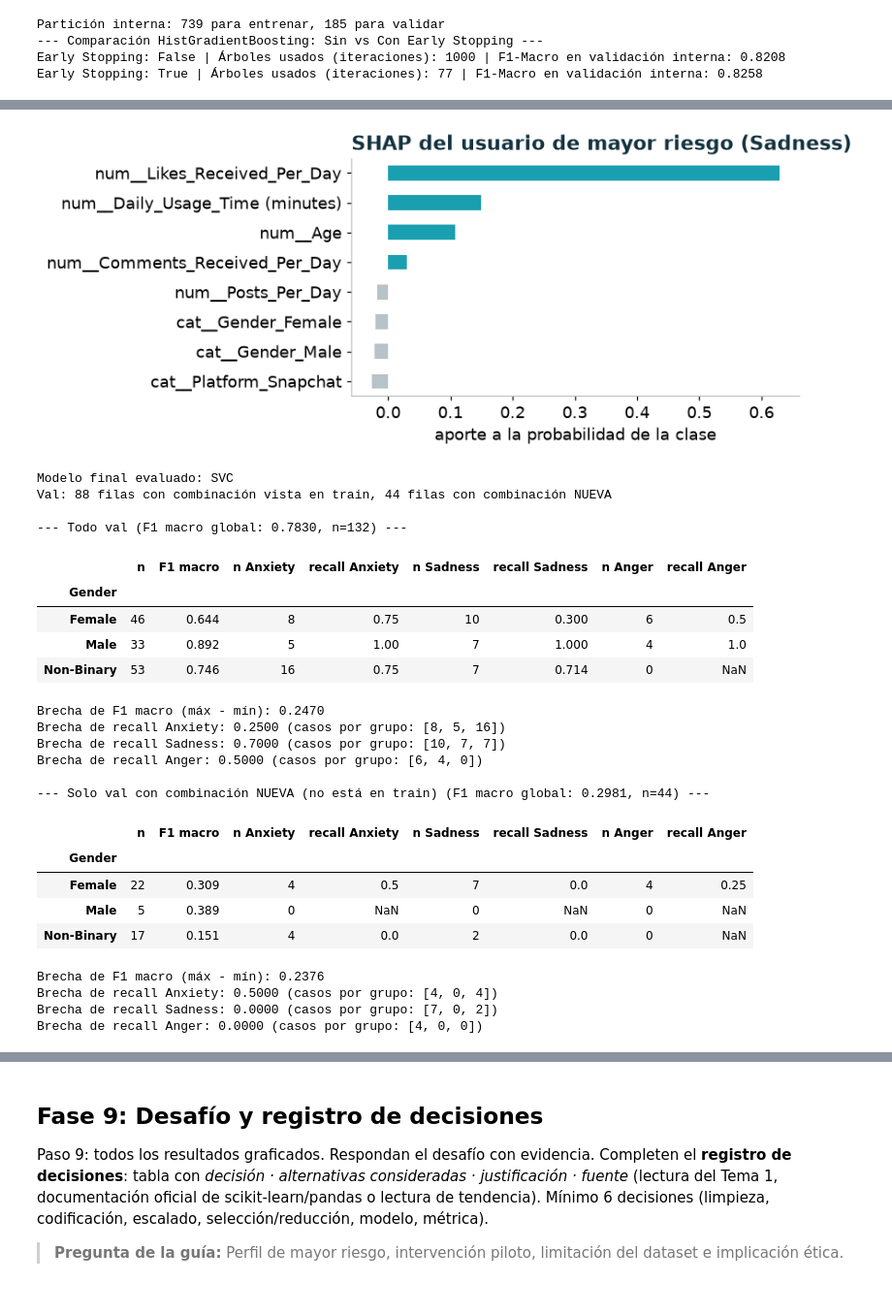
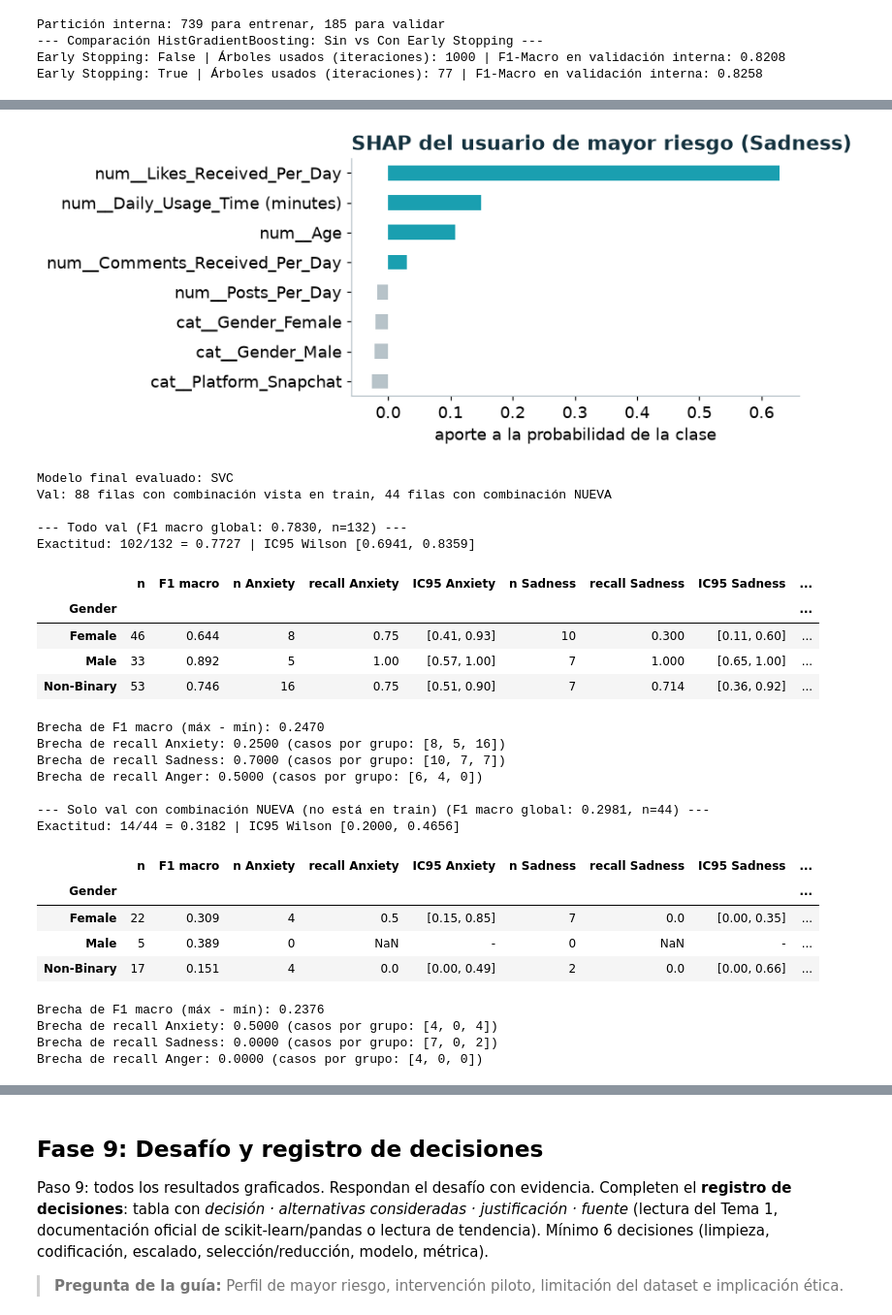
Before and after one commit to christianeruiza1977/data_mining_c1, a Jupyter notebook: notebooks/Ejercicio_Practico_Semana1.ipynb, the cells around one changed output, grey strips where cells are left out. Shown at 97% size. Drawn from its saved outputs; the diff is of its cells as text; code cells hidden in the pictures.

```diff
--- a/notebooks/Ejercicio_Practico_Semana1.ipynb
+++ b/notebooks/Ejercicio_Practico_Semana1.ipynb
@@ -128,6 +128,16 @@ from IPython.display import display
 import matplotlib.pyplot as plt
 
 SEMILLA = 42
+
+# Intervalo de Wilson al 95 % para una proporción (aciertos / n). Se usa cuando n < 100 (fases 5, 7 y 8),
+# porque con pocas filas un porcentaje solo puede engañar. Ej.: wilson(3, 10) -> (0.108, 0.603)
+def wilson(aciertos, n, z=1.96):
+    if n == 0:
+        return (np.nan, np.nan)   # sin casos no hay intervalo
+    p = aciertos / n                                     # proporción observada
+    centro = (p + z**2 / (2 * n)) / (1 + z**2 / n)       # centro corregido de Wilson
+    margen = z * np.sqrt(p * (1 - p) / n + z**2 / (4 * n**2)) / (1 + z**2 / n)   # semiancho del intervalo
+    return (centro - margen, centro + margen)
 print('Python', sys.version.split()[0], '| numpy', np.__version__, '| pandas', pd.__version__, '| scikit-learn', sklearn.__version__)
 
 # 1. Descarga y carga de datos
@@ -1151,57 +1235,65 @@ def tabla_sesgo(mask, titulo):
             n_e = int((y_val_f4[m] == e).sum())
             fila[f'n {e}'] = n_e
             fila[f'recall {e}'] = recall_score(y_val_f4[m], pred_val[m], labels=[e], average='macro', zero_division=0) if n_e > 0 else np.nan
+            # R4: con menos de 100 casos el recall va con su intervalo de Wilson al 95 %
+            k_e = int(((y_val_f4[m] == e).to_numpy() & (pred_val[m] == e)).sum())
+            li, ls = wilson(k_e, n_e)
+            fila[f'IC95 {e}'] = f"[{li:.2f}, {ls:.2f}]" if n_e > 0 else '-'
         filas.append(fila)
     t = pd.DataFrame(filas).set_index('Gender')
     print(f"\n--- {titulo} (F1 macro global: {f1_score(y_val_f4[mask], pred_val[mask], average='macro'):.4f}, n={int(mask.sum())}) ---")
+    ac = int((pred_val[mask] == y_val_f4.to_numpy()[mask]).sum()); li, ls = wilson(ac, int(mask.sum()))
+    print(f"Exactitud: {ac}/{int(mask.sum())} = {ac / mask.sum():.4f} | IC95 Wilson [{li:.4f}, {ls:.4f}]")
     display(t.round(3))
     print(f"Brecha de F1 macro (máx - mín): {t['F1 macro'].max() - t['F1 macro'].min():.4f}")
     for e in NEGATIVAS_P:
         print(f"Brecha de recall {e}: {t[f'recall {e}'].max() - t[f'recall {e}'].min():.4f} (casos por grupo: {t[f'n {e}'].tolist()})")
 
 tabla_sesgo(np.ones(len(X_val_f4), dtype=bool), "Todo val")
 tabla_sesgo(~vistas, "Solo val con combinación NUEVA (no está en train)")
 # %% [output]
 Usuario de mayor riesgo en val (posición 2): predicción del árbol = Sadness con probabilidad 1.00
 Age                                 26.0
 Gender                        Non-Binary
 Platform                        Facebook
 Daily_Usage_Time (minutes)            45
 Posts_Per_Day                          1
 Likes_Received_Per_Day                 8
 Comments_Received_Per_Day              4
 Messages_Sent_Per_Day                 12
 
 Aporte SHAP a la clase Sadness (positivo empuja hacia Sadness); las 8 variables con mayor |aporte|:
 num__Likes_Received_Per_Day        0.628
 num__Daily_Usage_Time (minutes)    0.150
 num__Age                           0.108
 num__Comments_Received_Per_Day     0.030
 cat__Platform_Snapchat            -0.026
 cat__Gender_Male                  -0.022
 cat__Gender_Female                -0.020
 num__Posts_Per_Day                -0.017
 [figure]
 Modelo final evaluado: SVC
 Val: 88 filas con combinación vista en train, 44 filas con combinación NUEVA
 
 --- Todo val (F1 macro global: 0.7830, n=132) ---
+Exactitud: 102/132 = 0.7727 | IC95 Wilson [0.6941, 0.8359]
-|  | n | F1 macro | n Anxiety | recall Anxiety | n Sadness | recall Sadness | n Anger | recall Anger |
-| Gender |  |  |  |  |  |  |  |  |
-| Female | 46 | 0.644 | 8 | 0.75 | 10 | 0.300 | 6 | 0.5 |
-| Male | 33 | 0.892 | 5 | 1.00 | 7 | 1.000 | 4 | 1.0 |
-| Non-Binary | 53 | 0.746 | 16 | 0.75 | 7 | 0.714 | 0 | NaN |
+|  | n | F1 macro | n Anxiety | recall Anxiety | IC95 Anxiety | n Sadness | recall Sadness | IC95 Sadness | ... |
+| Gender |  |  |  |  |  |  |  |  | ... |
+| Female | 46 | 0.644 | 8 | 0.75 | [0.41, 0.93] | 10 | 0.300 | [0.11, 0.60] | ... |
+| Male | 33 | 0.892 | 5 | 1.00 | [0.57, 1.00] | 7 | 1.000 | [0.65, 1.00] | ... |
+| Non-Binary | 53 | 0.746 | 16 | 0.75 | [0.51, 0.90] | 7 | 0.714 | [0.36, 0.92] | ... |
 Brecha de F1 macro (máx - mín): 0.2470
 Brecha de recall Anxiety: 0.2500 (casos por grupo: [8, 5, 16])
 Brecha de recall Sadness: 0.7000 (casos por grupo: [10, 7, 7])
 Brecha de recall Anger: 0.5000 (casos por grupo: [6, 4, 0])
 
 --- Solo val con combinación NUEVA (no está en train) (F1 macro global: 0.2981, n=44) ---
+Exactitud: 14/44 = 0.3182 | IC95 Wilson [0.2000, 0.4656]
-|  | n | F1 macro | n Anxiety | recall Anxiety | n Sadness | recall Sadness | n Anger | recall Anger |
-| Gender |  |  |  |  |  |  |  |  |
-| Female | 22 | 0.309 | 4 | 0.5 | 7 | 0.0 | 4 | 0.25 |
-| Male | 5 | 0.389 | 0 | NaN | 0 | NaN | 0 | NaN |
-| Non-Binary | 17 | 0.151 | 4 | 0.0 | 2 | 0.0 | 0 | NaN |
+|  | n | F1 macro | n Anxiety | recall Anxiety | IC95 Anxiety | n Sadness | recall Sadness | IC95 Sadness | ... |
+| Gender |  |  |  |  |  |  |  |  | ... |
+| Female | 22 | 0.309 | 4 | 0.5 | [0.15, 0.85] | 7 | 0.0 | [0.00, 0.35] | ... |
+| Male | 5 | 0.389 | 0 | NaN | - | 0 | NaN | - | ... |
+| Non-Binary | 17 | 0.151 | 4 | 0.0 | [0.00, 0.49] | 2 | 0.0 | [0.00, 0.66] | ... |
 Brecha de F1 macro (máx - mín): 0.2376
 Brecha de recall Anxiety: 0.5000 (casos por grupo: [4, 0, 4])
 Brecha de recall Sadness: 0.0000 (casos por grupo: [7, 0, 2])
```
Also changed, not shown: parts of 10 cells of this notebook, 6 other files.
